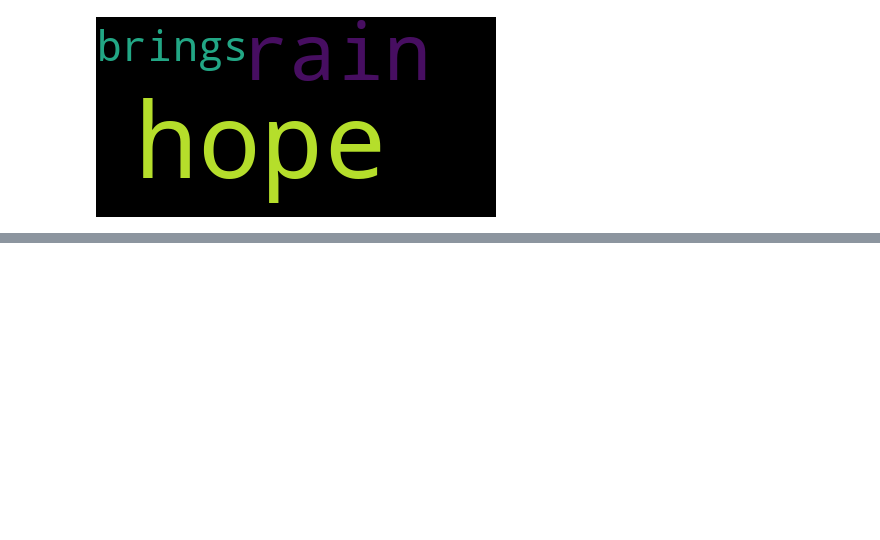
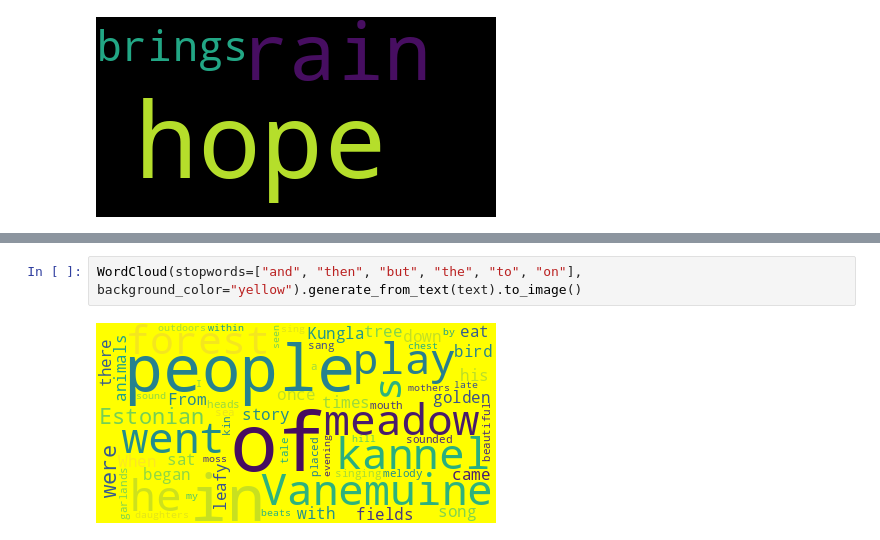
Before and after one commit to nmaarja/dt-2025-data-visualisation, a Jupyter notebook: notebooks/class_work/week_11.ipynb, the cells around one changed output, grey strips where cells are left out. Drawn from its saved outputs; the diff is of its cells as text; blank space fills up the shorter version.

```diff
--- a/notebooks/class_work/week_11.ipynb
+++ b/notebooks/class_work/week_11.ipynb
@@ -139,0 +146,4 @@ text = urllib.request.urlopen("").read().decode("utf-8")
+# %%
+WordCloud(stopwords=["and", "then", "but", "the", "to", "on"], background_color="yellow").generate_from_text(text).to_image()
+# %% [output]
+[figure, added]
```
Also changed, not shown: parts of 3 cells of this notebook, 1 other file.
